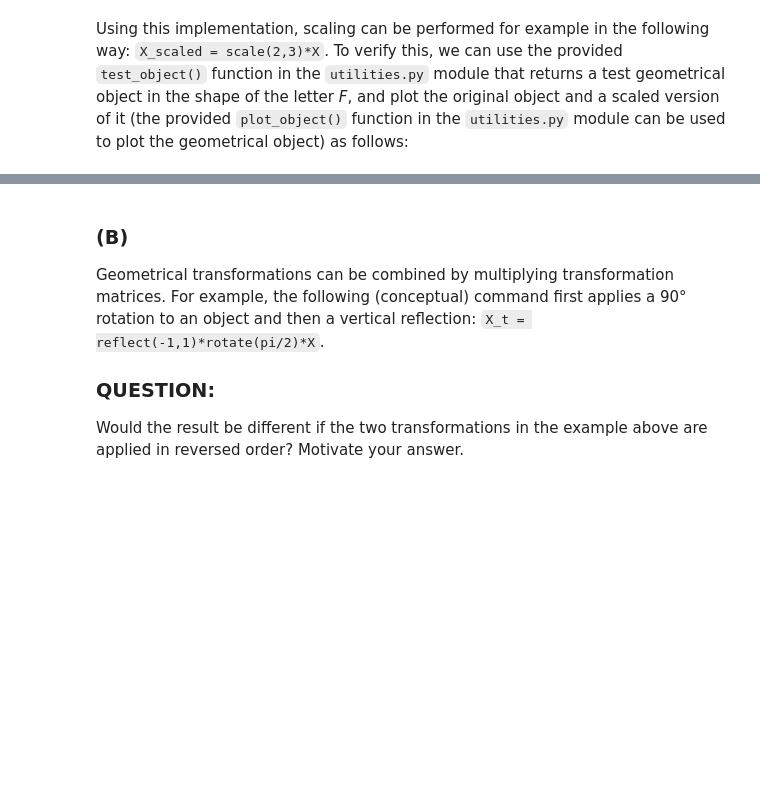
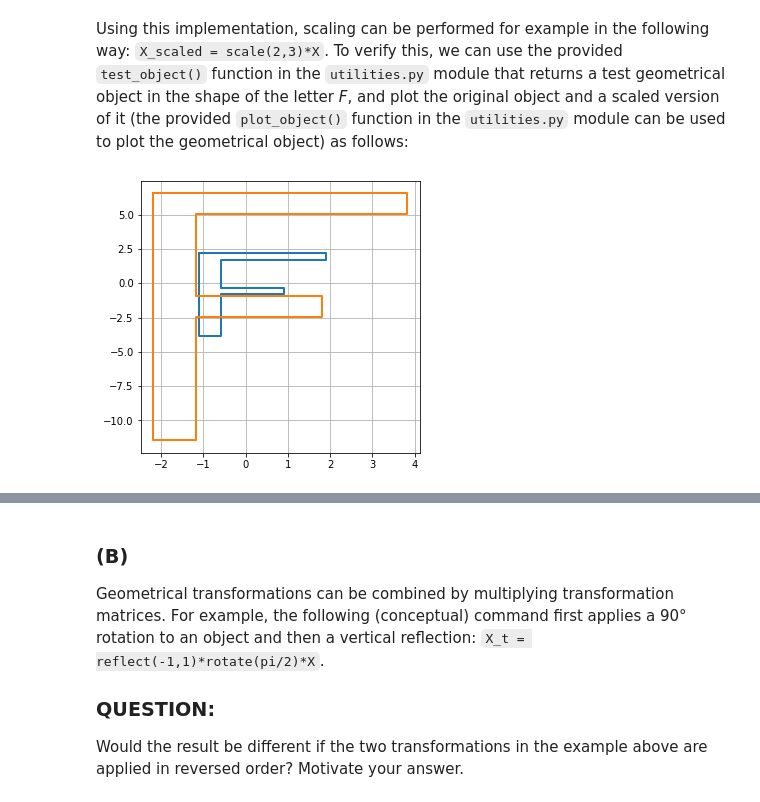
Before and after one commit to missweirdo/8dc00-mia, a Jupyter notebook: notebooks/registration_exercise_1.ipynb, the cells around one changed output, grey strips where cells are left out. Saved outputs shown, nothing was run; the diff lists cells and outputs as text; code cells hidden in the pictures; blank space fills up the shorter version.

Commit message:
Registration Ex 1

````diff
--- a/notebooks/registration_exercise_1.ipynb
+++ b/notebooks/registration_exercise_1.ipynb
@@ -26,6 +26,25 @@ def scale(sx, sy):
 ```
 # %% [markdown]
 Using this implementation, scaling can be performed for example in the following way: `X_scaled = scale(2,3)*X`. To verify this, we can use the provided `test_object()` function in the `utilities.py` module that returns a test geometrical object in the shape of the letter *F*, and plot the original object and a scaled version of it (the provided `plot_object()` function in the `utilities.py` module can be used to plot the geometrical object) as follows:
+# %%
+%matplotlib inline
+import sys
+sys.path.append("../code")
+import numpy as np
+import matplotlib.pyplot as plt
+import registration as reg
+import registration_util as util
+
+X = util.test_object(1)
+X_scaled = reg.scale(2, 3).dot(X)
+
+fig = plt.figure(figsize=(5,5))
+ax1  = fig.add_subplot(111)
+ax1.grid()
+util.plot_object(ax1, X)
+util.plot_object(ax1, X_scaled)
+# %% [output]
+[figure, added]
 # %% [markdown]
 ### EXERCISE:
 Implement functions that return transformation matrices for 2D rotation, shearing and reflection. You can find the templates for these three definitions in `# SECTION 1` of the `registration.py` module. To test your implementation, run the `transforms_test()` script from the `registration_tests.py` module and make sure that the output matches the figure below.
````
Also changed, not shown: parts of 9 cells of this notebook, 7 other files.
